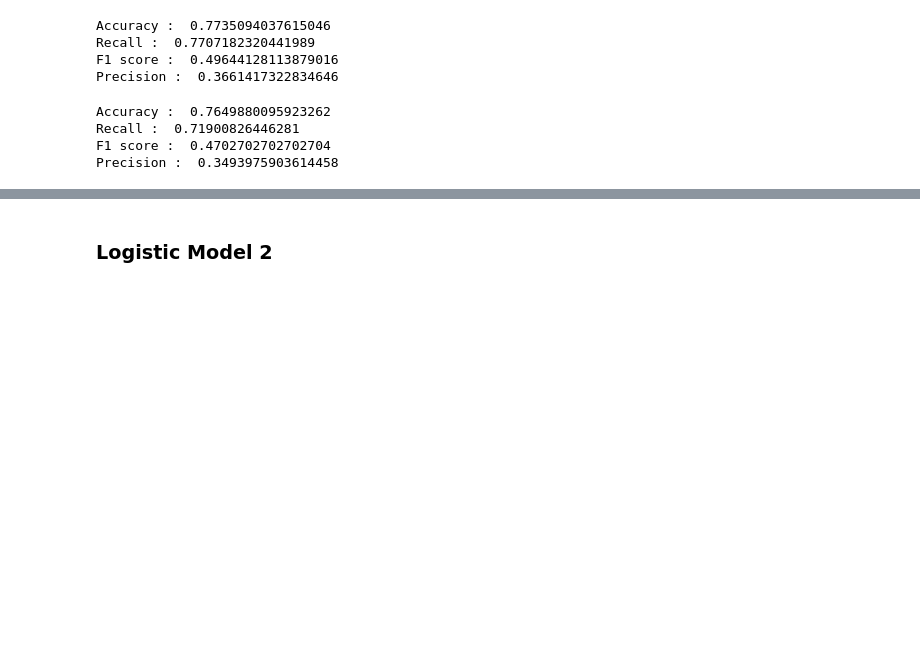
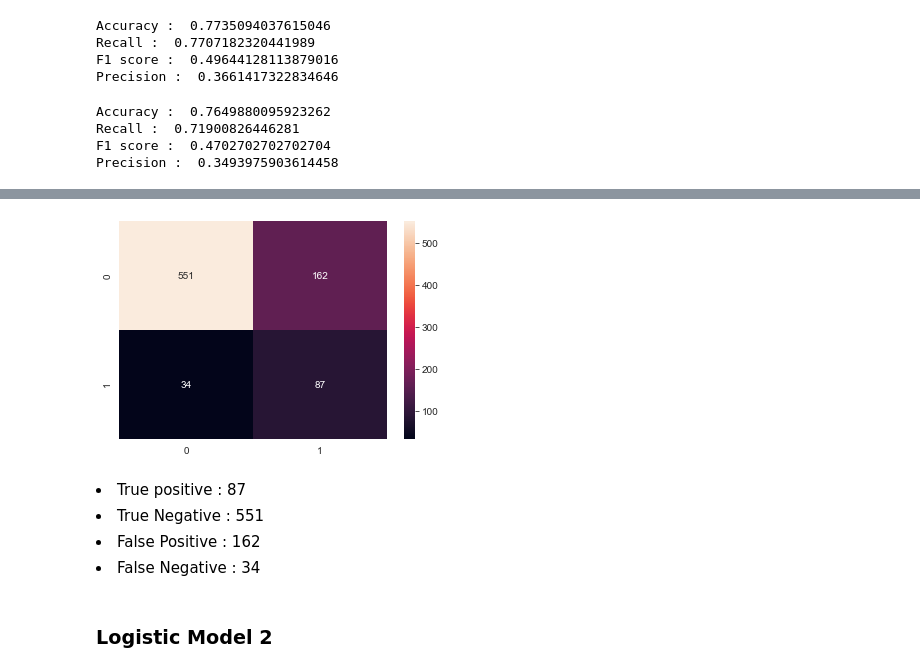
Before and after one commit to oscar066/Phase_3_project, a Jupyter notebook: index.ipynb, the cells around one changed output, grey strips where cells are left out. Saved outputs shown, nothing was run; the diff lists cells and outputs as text; code cells hidden in the pictures; blank space fills up the shorter version.

```diff
--- a/index.ipynb
+++ b/index.ipynb
@@ -569,3 +594,14 @@ the test data although F1 score of 49% for train and 37% for test and precision
+# %%
+matrix_confusion2 = confusion_matrix(y_test, y_test_pred2)
+sns.heatmap(matrix_confusion2, annot=True, cmap='rocket', fmt='d')
+fig.savefig("logreg_model_1_matrix.png")
+# %% [output]
+[figure, added]
+# %% [markdown]
+<li>True positive : 87 </li>
+<li>True Negative : 551 </li>
+<li>False Positive : 162 </li>
+<li>False Negative : 34 </li>
 # %% [markdown]
 ### Logistic Model 2
 # %%
```
Also changed, not shown: parts of 49 cells of this notebook, 9 other files.
